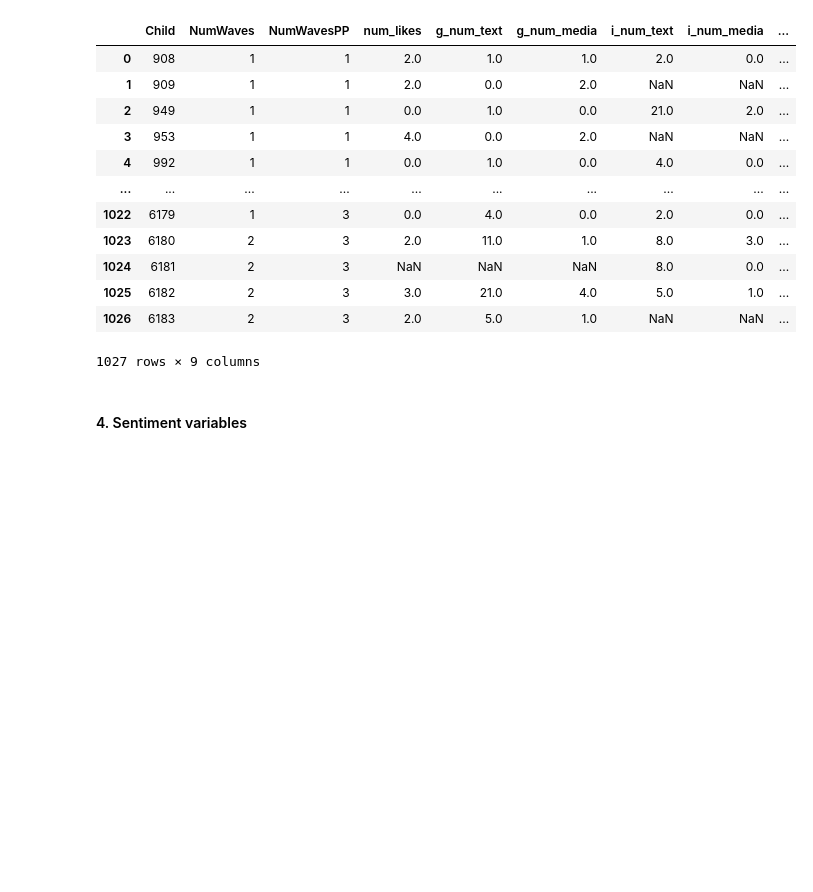
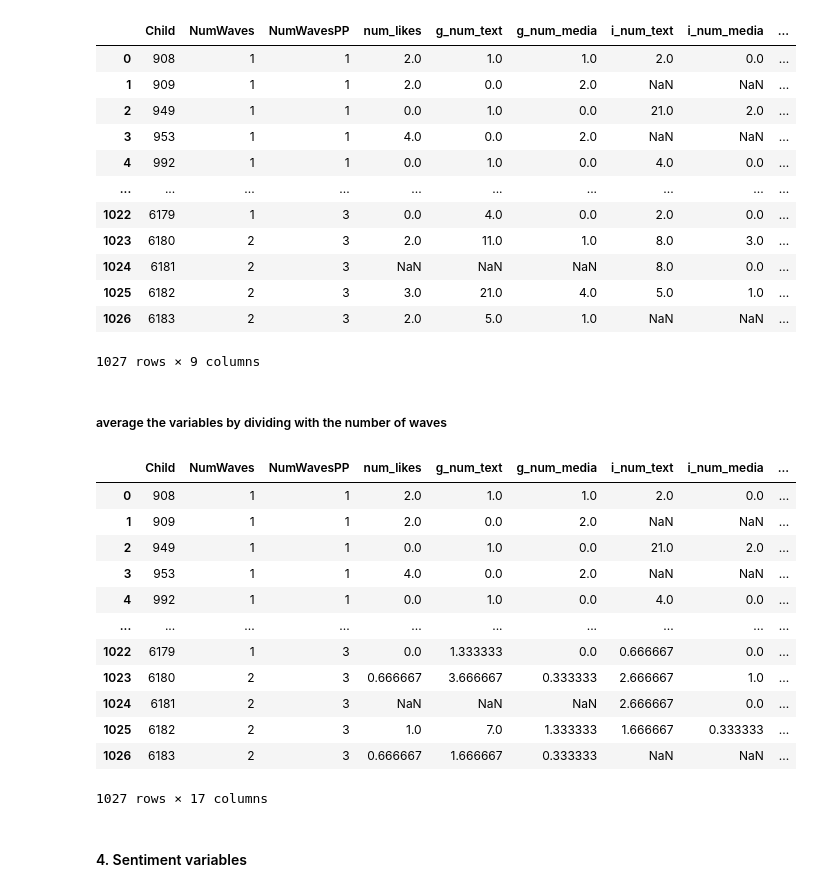
Before and after one commit to MovezNetwork/InfluencersPrediction, a Jupyter notebook: notebooks/EDA_Communication_Data.ipynb, the cells around one changed output. Drawn from its saved outputs; the diff is of its cells as text; code cells hidden in the pictures; blank space fills up the shorter version.

```diff
--- a/notebooks/EDA_Communication_Data.ipynb
+++ b/notebooks/EDA_Communication_Data.ipynb
@@ -294,6 +294,30 @@ df_final
 | 1025 | 6182 | 2 | 3 | 3.0 | 21.0 | 4.0 | 5.0 | 1.0 | ... |
 | 1026 | 6183 | 2 | 3 | 2.0 | 5.0 | 1.0 | NaN | NaN | ... |
 1027 rows × 9 columns
+# %% [markdown]
+##### average the variables by dividing with the number of waves
+# %%
+df_final['num_likes'] = df_final['num_likes']/df_final['NumWavesPP']
+df_final['g_num_text'] = df_final['g_num_text']/df_final['NumWavesPP']
+df_final['g_num_media'] = df_final['g_num_media']/df_final['NumWavesPP']
+df_final['i_num_text'] = df_final['i_num_text']/df_final['NumWavesPP']
+df_final['i_num_media'] = df_final['i_num_media']/df_final['NumWavesPP']
+df_final['i_num_recepients'] = df_final['i_num_recepients']/df_final['NumWavesPP']
+df_final
+# %% [output]
+|  | Child | NumWaves | NumWavesPP | num_likes | g_num_text | g_num_media | i_num_text | i_num_media | ... |
+| 0 | 908 | 1 | 1 | 2.0 | 1.0 | 1.0 | 2.0 | 0.0 | ... |
+| 1 | 909 | 1 | 1 | 2.0 | 0.0 | 2.0 | NaN | NaN | ... |
+| 2 | 949 | 1 | 1 | 0.0 | 1.0 | 0.0 | 21.0 | 2.0 | ... |
+| 3 | 953 | 1 | 1 | 4.0 | 0.0 | 2.0 | NaN | NaN | ... |
+| 4 | 992 | 1 | 1 | 0.0 | 1.0 | 0.0 | 4.0 | 0.0 | ... |
+| ... | ... | ... | ... | ... | ... | ... | ... | ... | ... |
+| 1022 | 6179 | 1 | 3 | 0.0 | 1.333333 | 0.0 | 0.666667 | 0.0 | ... |
+| 1023 | 6180 | 2 | 3 | 0.666667 | 3.666667 | 0.333333 | 2.666667 | 1.0 | ... |
+| 1024 | 6181 | 2 | 3 | NaN | NaN | NaN | 2.666667 | 0.0 | ... |
+| 1025 | 6182 | 2 | 3 | 1.0 | 7.0 | 1.333333 | 1.666667 | 0.333333 | ... |
+| 1026 | 6183 | 2 | 3 | 0.666667 | 1.666667 | 0.333333 | NaN | NaN | ... |
+1027 rows × 17 columns
 # %% [markdown]
 #### 4. Sentiment variables
 # %%
```
Also changed, not shown: parts of 9 cells of this notebook, 1 other file.
